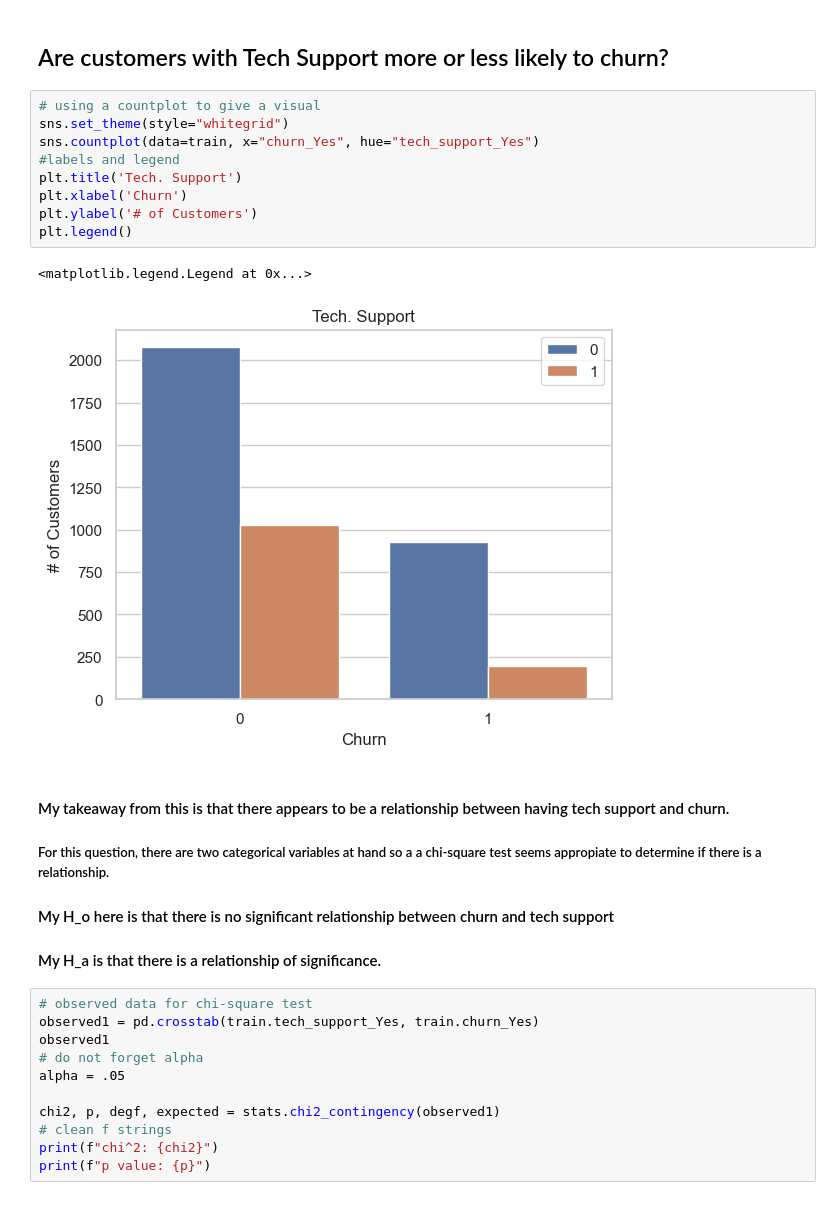
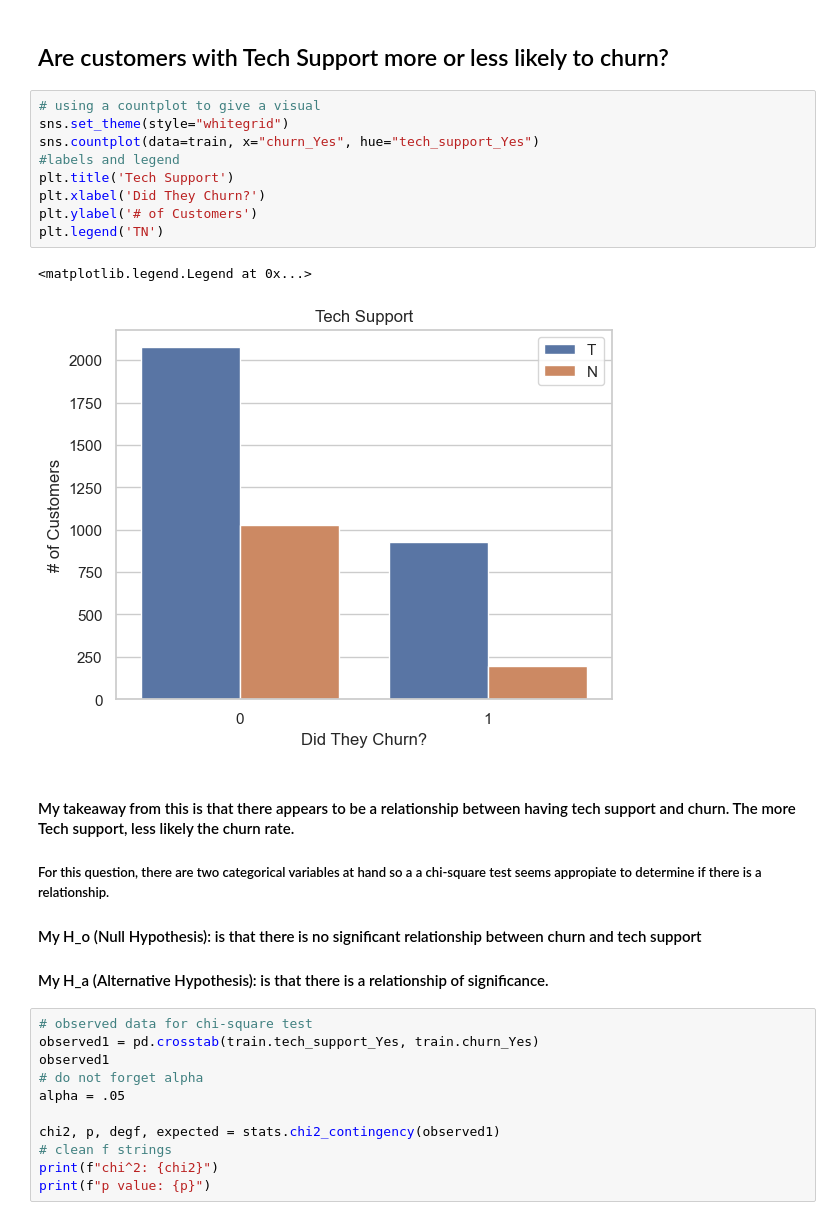
Before and after one commit to jorgellopez38/Telco_Churn, a Jupyter notebook: Final_Report.ipynb, the cells around one changed output. Cells and saved outputs as stored; diff of their text form.

```diff
--- a/Final_Report.ipynb
+++ b/Final_Report.ipynb
@@ -93,24 +105,24 @@ train, val, test = prepare.my_train_test_split(telco, 'churn_Yes')
 # %%
 # using a countplot to give a visual
 sns.set_theme(style="whitegrid")
 sns.countplot(data=train, x="churn_Yes", hue="tech_support_Yes")
 #labels and legend
-plt.title('Tech. Support')
-plt.xlabel('Churn')
+plt.title('Tech Support')
+plt.xlabel('Did They Churn?')
 plt.ylabel('# of Customers')
-plt.legend()
+plt.legend('TN')
 # %% [output]
 <matplotlib.legend.Legend at 0x...>
-[figure, old version]
+[figure, new version]
 # %% [markdown]
-#### My takeaway from this is that there appears to be a relationship between having tech support and churn.
+#### My takeaway from this is that there appears to be a relationship between having tech support and churn.  The more Tech support, less likely the churn rate.
 
 
 ##### For this question, there are two categorical variables at hand so a a chi-square test seems appropiate to determine if there is a relationship.
 
-#### My H_o here is that there is no significant relationship between churn and tech support
+#### My H_o (Null Hypothesis): is that there is no significant relationship between churn and tech support
 
-#### My H_a is that there is a relationship of significance.
+#### My H_a (Alternative Hypothesis): is that there is a relationship of significance.
 # %%
 # observed data for chi-square test
 observed1 = pd.crosstab(train.tech_support_Yes, train.churn_Yes)
```
Also changed, not shown: parts of 44 cells of this notebook.
